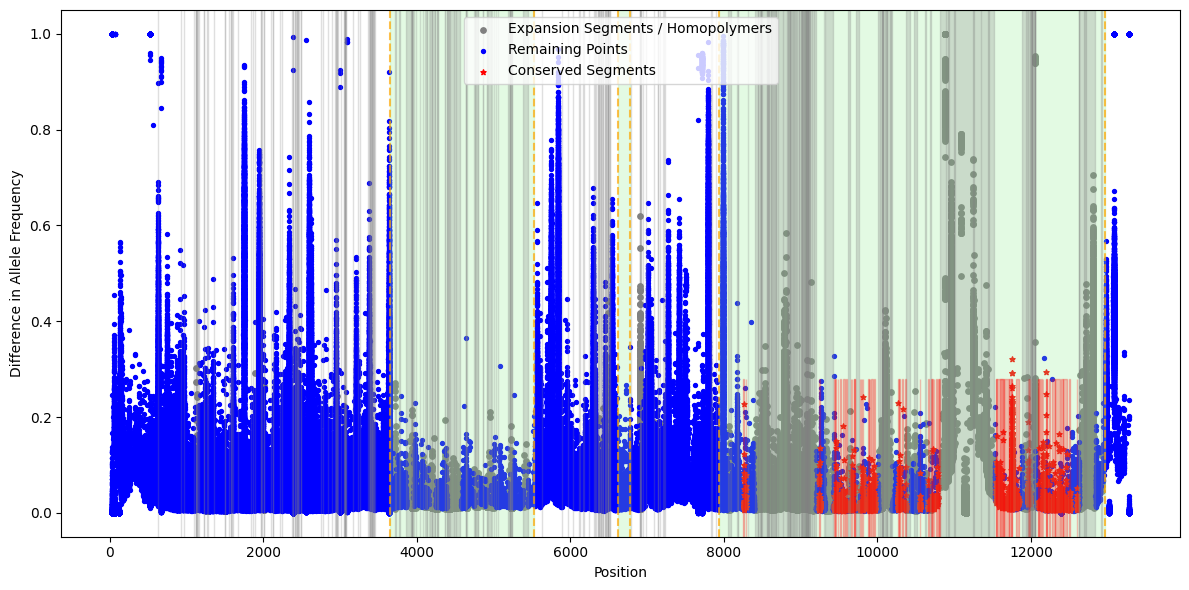
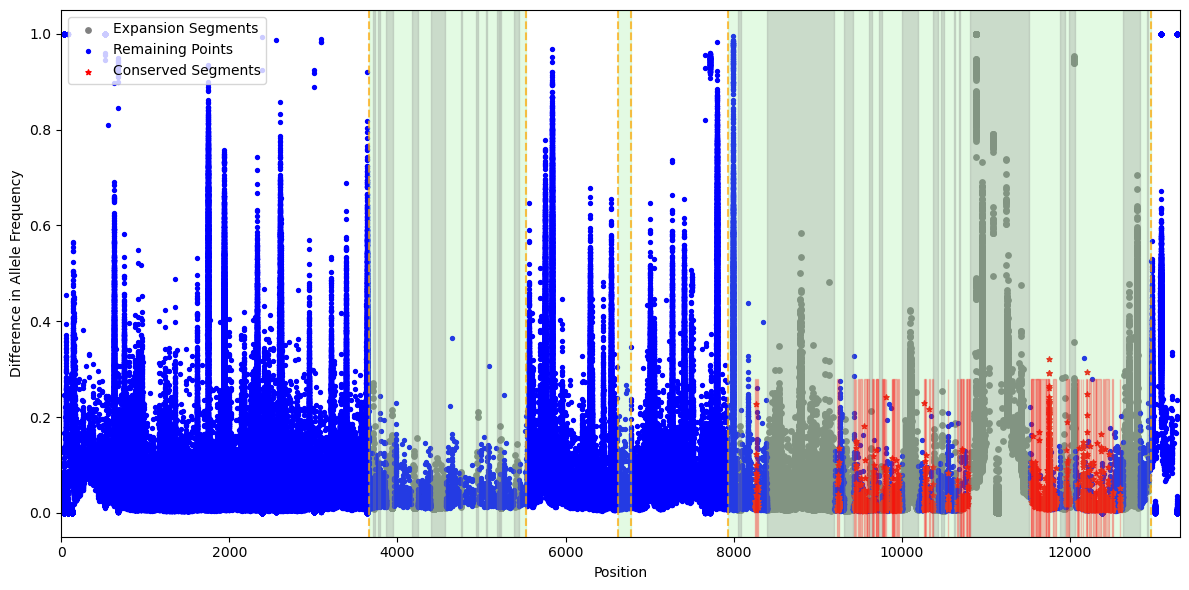
Code edit (unified diff) that turned the first committed figure into the second:
--- before
+++ after
@@ -1,4 +1,4 @@
 # Initialize lists to store scatter data
-grey_x, grey_y, blue_x, blue_y, red_x, red_y = [], [], [], [], [], []
+grey_x, grey_y, blue_x, blue_y, red_x, red_y, white_x, white_y = [], [], [], [], [], [], [], []
 
 # Plotting section
@@ -14,4 +14,6 @@
     red_x_temp = []
     red_y_temp = []
+    white_x_temp = []
+    white_y_temp = []
     data = pd.DataFrame({'x': xhold, 'y': hold})
     
@@ -41,6 +43,6 @@
         mask3 = (data['x'] >= start) & (data['x'] <= end)
         selected_data3 = data[mask3]
-        grey_x_temp.extend(selected_data3['x'].tolist())
-        grey_y_temp.extend(selected_data3['y'].tolist())
+        white_x_temp.extend(selected_data3['x'].tolist())
+        white_y_temp.extend(selected_data3['y'].tolist())
         data = data[~mask3]
     
@@ -59,6 +61,6 @@
         mask5 = (data['x'] >= start) & (data['x'] <= end)
         selected_data5 = data[mask5]
-        grey_x_temp.extend(selected_data5['x'].tolist())
-        grey_y_temp.extend(selected_data5['y'].tolist())
+        white_x_temp.extend(selected_data5['x'].tolist())
+        white_y_temp.extend(selected_data5['y'].tolist())
         data = data[~mask5]
 
@@ -73,4 +75,6 @@
     red_x.extend(red_x_temp)
     red_y.extend(red_y_temp)
+    white_x.extend(white_x_temp)
+    white_y.extend(white_y_temp)
 
 # print(f"Grey points (grey_x, grey_y): {len(grey_x)}, {len(grey_y)}")
@@ -79,7 +83,8 @@
 
 # Plot grey points, blue points, and red stars
-plt.scatter(grey_x, grey_y, s=15, color='Gray', label='Expansion Segments / Homopolymers')
+plt.scatter(grey_x, grey_y, s=15, color='Gray', label='Expansion Segments')
 plt.scatter(blue_x, blue_y, s=8, color='Blue', label='Remaining Points')
 plt.scatter(red_x, red_y, s=15, color='Red', marker='*', label='Conserved Segments')
+plt.scatter(white_x, white_y, s=8, color='white', alpha=0)
 
 # Add vertical lines and shaded regions
@@ -95,16 +100,16 @@
     plt.axvspan(start, end, alpha=0.25, color='grey')
 
-for start, end in hmplr_pos:
-    plt.axvspan(start, end, alpha=0.25, color='grey')
+# for start, end in hmplr_pos:
+#     plt.axvspan(start, end, alpha=0.25, color='grey')
 
 for start, end in csvd_pos:
     plt.axvspan(start, end, 0, 0.3, alpha=0.25, color='red')
 
-for start, end in pg_pos:
-    plt.axvspan(start, end, alpha=0.25, color='grey')
+# for start, end in pg_pos:
+#     plt.axvspan(start, end, alpha=0.25, color='grey')
 
 plt.xlabel('Position')
 plt.ylabel('Difference in Allele Frequency')
-# plt.xlim(zoomed_range)
+plt.xlim(0, 13314)
 plt.legend()
 plt.tight_layout()

Commit: update manhattan plots to exclude homopolymers and pseudogenes